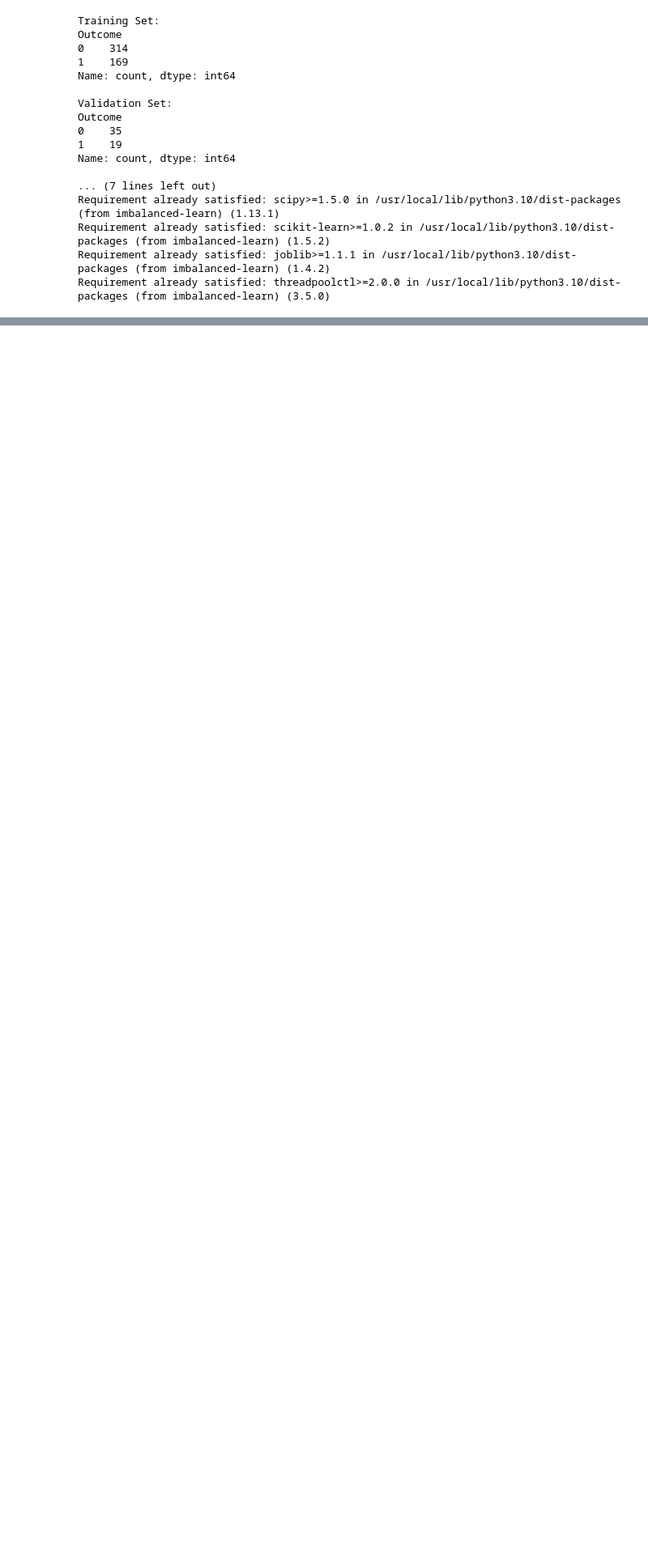
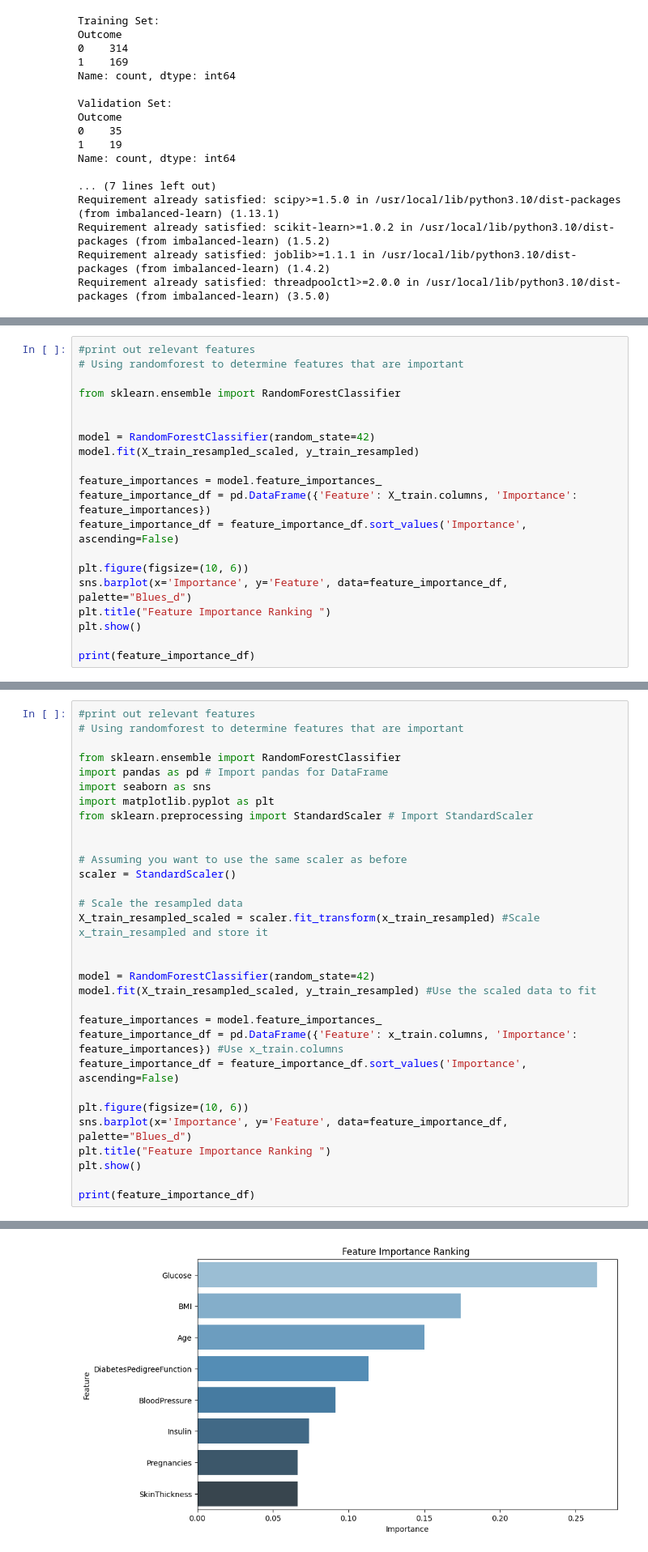
Before and after one commit to StellaIbeh/Data_preprocessing-Assignment-, a Jupyter notebook: ML_pipeline_[Adaobi_Stella_Ibeh]_data_preprocessing.ipynb, the cells around one changed output, grey strips where cells are left out. Shown at 81% size. Cells and saved outputs as stored; diff of their text form; blank space fills up the shorter version.

```diff
--- a/ML_pipeline_[Adaobi_Stella_Ibeh]_data_preprocessing.ipynb
+++ b/ML_pipeline_[Adaobi_Stella_Ibeh]_data_preprocessing.ipynb
@@ -436,0 +486,20 @@ Requirement already satisfied: threadpoolctl>=2.0.0 in /usr/local/lib/python3.10
+# %%
+#print out relevant features
+# Using randomforest to determine features that are important
+
+from sklearn.ensemble import RandomForestClassifier
+
+
+model = RandomForestClassifier(random_state=42)
+model.fit(X_train_resampled_scaled, y_train_resampled)
+
+feature_importances = model.feature_importances_
+feature_importance_df = pd.DataFrame({'Feature': X_train.columns, 'Importance': feature_importances})
+feature_importance_df = feature_importance_df.sort_values('Importance', ascending=False)
+
+plt.figure(figsize=(10, 6))
+sns.barplot(x='Importance', y='Feature', data=feature_importance_df, palette="Blues_d")
+plt.title("Feature Importance Ranking ")
+plt.show()
+
+print(feature_importance_df)
@@ -436,0 +508,32 @@ Requirement already satisfied: threadpoolctl>=2.0.0 in /usr/local/lib/python3.10
+# %%
+#print out relevant features
+# Using randomforest to determine features that are important
+
+from sklearn.ensemble import RandomForestClassifier
+import pandas as pd # Import pandas for DataFrame
+import seaborn as sns
+import matplotlib.pyplot as plt
+from sklearn.preprocessing import StandardScaler # Import StandardScaler
+
+
+# Assuming you want to use the same scaler as before
+scaler = StandardScaler()
+
+# Scale the resampled data
+X_train_resampled_scaled = scaler.fit_transform(x_train_resampled) #Scale x_train_resampled and store it
+
+
+model = RandomForestClassifier(random_state=42)
+model.fit(X_train_resampled_scaled, y_train_resampled) #Use the scaled data to fit
+
+feature_importances = model.feature_importances_
+feature_importance_df = pd.DataFrame({'Feature': x_train.columns, 'Importance': feature_importances}) #Use x_train.columns
+feature_importance_df = feature_importance_df.sort_values('Importance', ascending=False)
+
+plt.figure(figsize=(10, 6))
+sns.barplot(x='Importance', y='Feature', data=feature_importance_df, palette="Blues_d")
+plt.title("Feature Importance Ranking ")
+plt.show()
+
+print(feature_importance_df)
+# %% [output]
@@ -436,0 +543 @@ Requirement already satisfied: threadpoolctl>=2.0.0 in /usr/local/lib/python3.10
+[figure, added]
```
Also changed, not shown: parts of 9 cells of this notebook.
